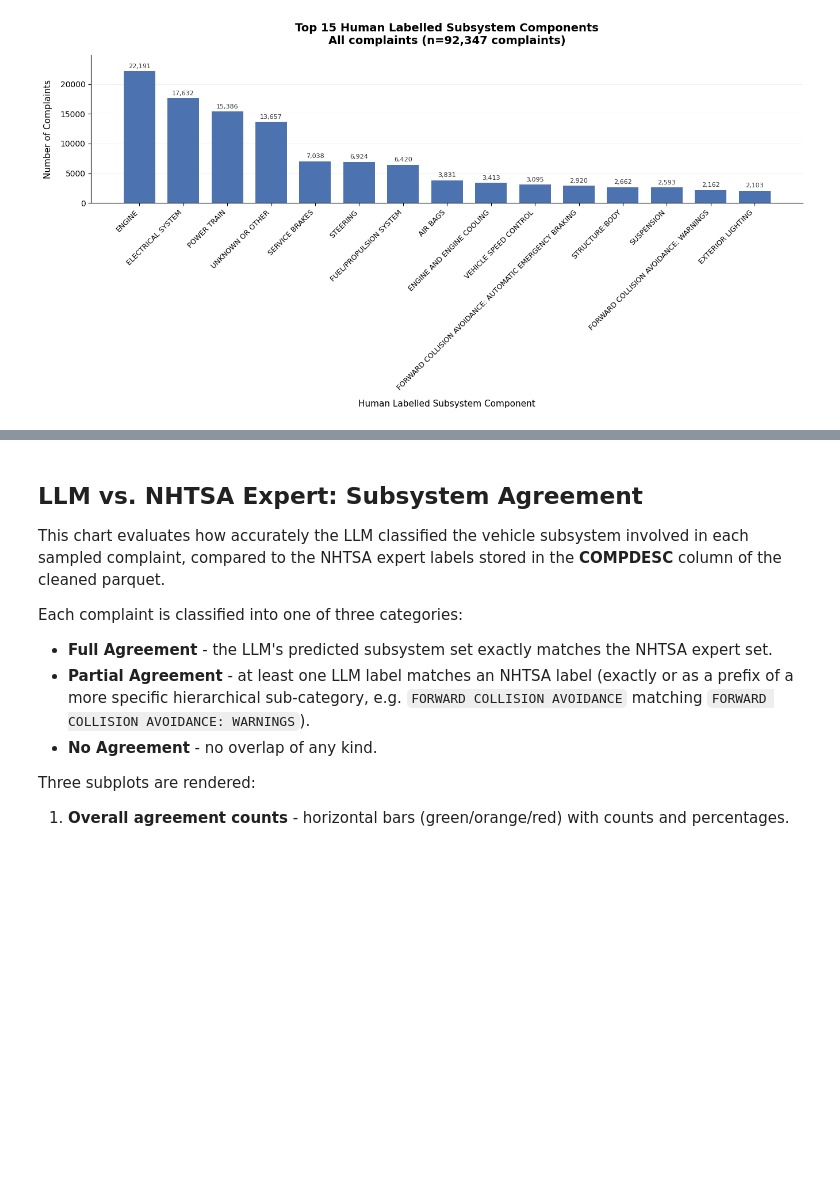
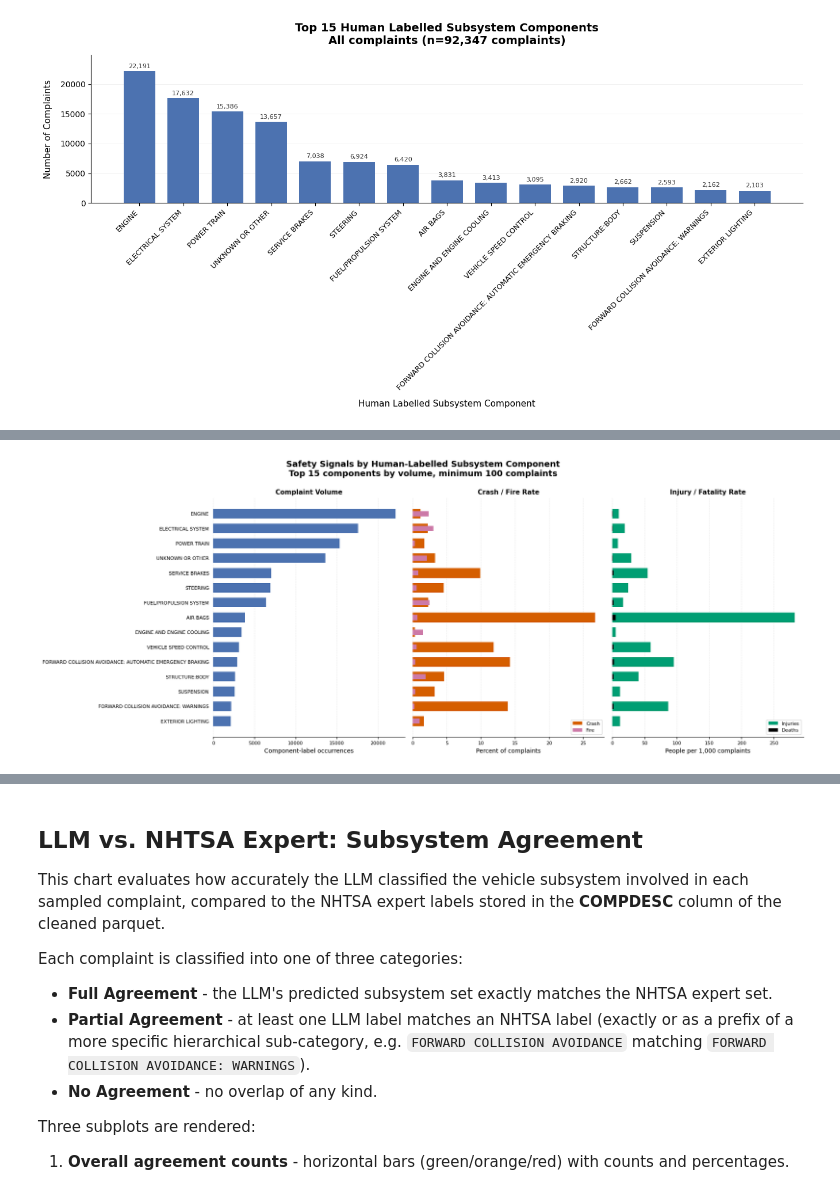
Before and after one commit to mataeo-eh/NLP_Class, a Jupyter notebook: Unit2/NHTSA_Project/Charts.ipynb, the cells around one changed output, grey strips where cells are left out. Drawn from its saved outputs; the diff is of its cells as text; code cells hidden in the pictures; blank space fills up the shorter version.

```diff
--- a/Unit2/NHTSA_Project/Charts.ipynb
+++ b/Unit2/NHTSA_Project/Charts.ipynb
@@ -188,0 +210,13 @@ fig = create_human_subsystem_frequency_chart(
+# %%
+import sys
+sys.path.insert(0, "Project_Tools")
+
+from Create_Charts import create_subsystem_safety_signal_chart
+
+fig = create_subsystem_safety_signal_chart(
+    "NHTSA/complaints_cleaned.parquet",
+    top_n=15,
+    min_complaints=100,
+)
+# %% [output]
+[figure, added]
```
Also changed, not shown: parts of 5 cells of this notebook, 1 other file.
